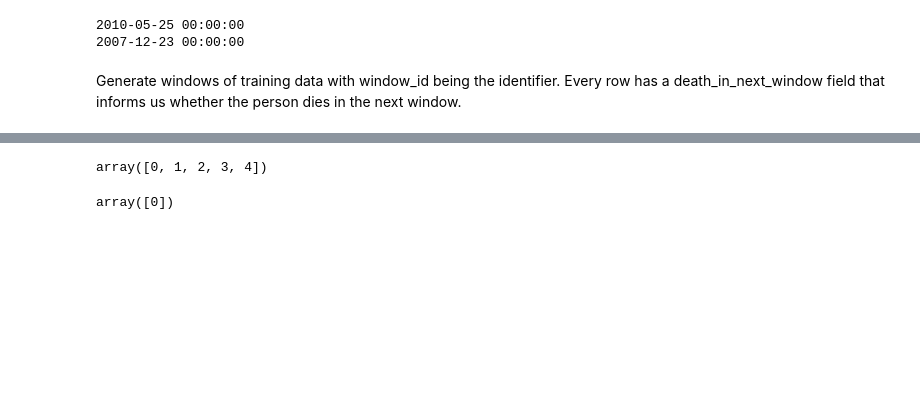
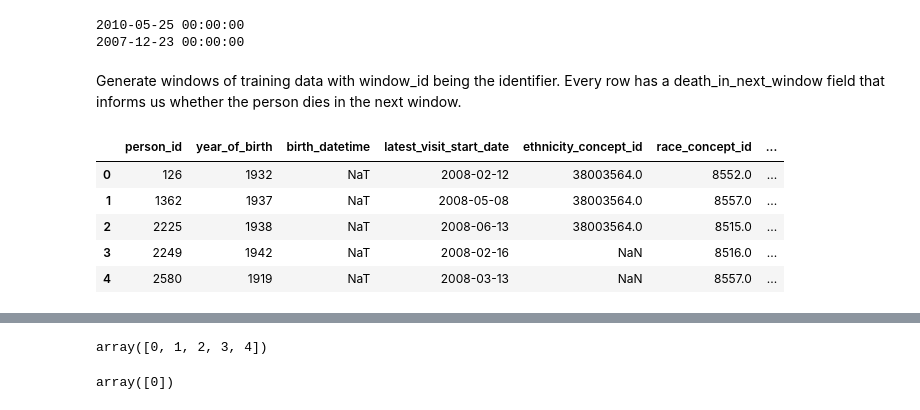
Before and after one commit to romirmoza/omop-cdm-postgresql, a Jupyter notebook: generate_training_data.ipynb, the cells around one changed output, grey strips where cells are left out. Saved outputs shown, nothing was run; the diff lists cells and outputs as text; code cells hidden in the pictures; blank space fills up the shorter version.

```diff
--- a/generate_training_data.ipynb
+++ b/generate_training_data.ipynb
@@ -94,3 +123,12 @@ while window_start < max_visit_start_date:
+# %%
+training_data.head()
+# %% [output]
+|  | person_id | year_of_birth | birth_datetime | latest_visit_start_date | ethnicity_concept_id | race_concept_id | ... |
+| 0 | 126 | 1932 | NaT | 2008-02-12 | 38003564.0 | 8552.0 | ... |
+| 1 | 1362 | 1937 | NaT | 2008-05-08 | 38003564.0 | 8557.0 | ... |
+| 2 | 2225 | 1938 | NaT | 2008-06-13 | 38003564.0 | 8515.0 | ... |
+| 3 | 2249 | 1942 | NaT | 2008-02-16 | NaN | 8516.0 | ... |
+| 4 | 2580 | 1919 | NaT | 2008-03-13 | NaN | 8557.0 | ... |
 # %%
 training_data.dtypes
 # %% [output]
```
Also changed, not shown: parts of 52 cells of this notebook.
